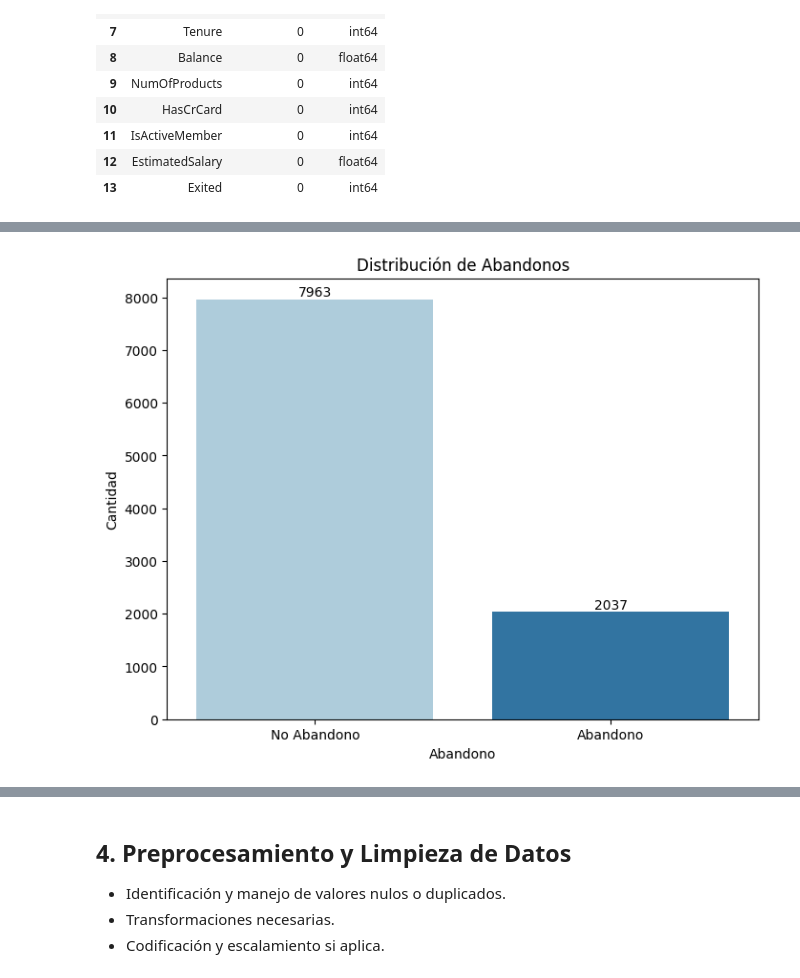
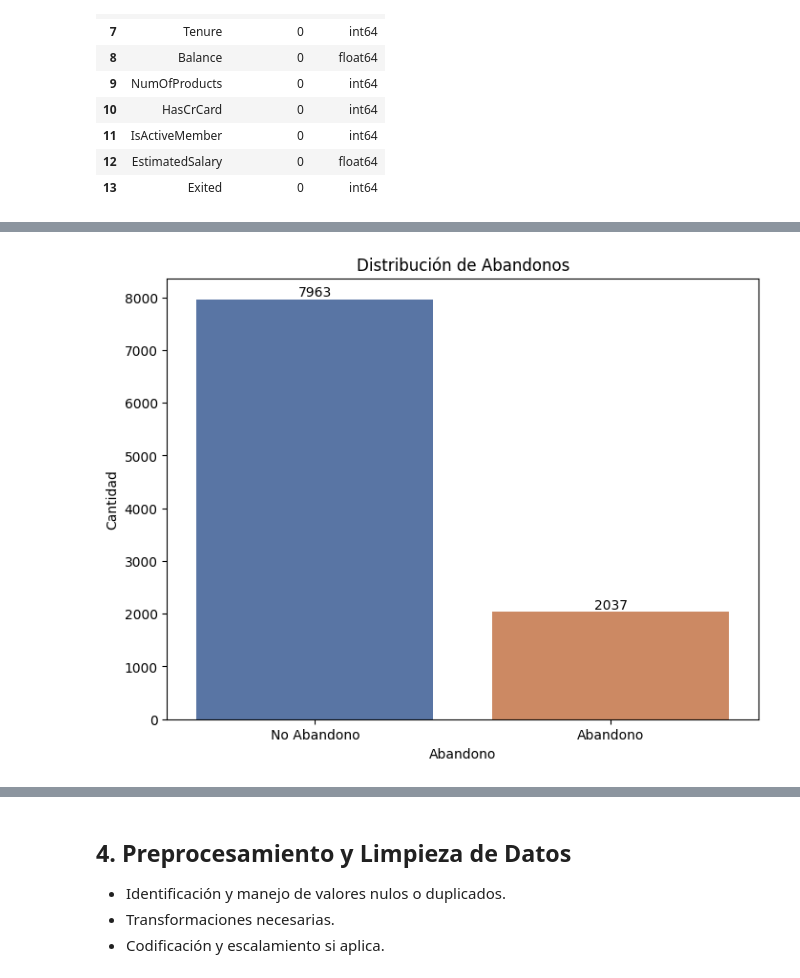
Before and after one commit to DarkinMC/CustomerChurn_Prediction_BankingSector_1AN-213_HAN_G4, a Jupyter notebook: Bank_customer_churn_pred.ipynb, the cells around one changed output, grey strips where cells are left out. Saved outputs shown, nothing was run; the diff lists cells and outputs as text; code cells hidden in the pictures.

Commit message:
Adding different palette & correlation

```diff
--- a/Bank_customer_churn_pred.ipynb
+++ b/Bank_customer_churn_pred.ipynb
@@ -122,16 +122,16 @@ stats
 # %%
 # Graficar la cantidad de Abandonos
 plt.figure(figsize=(8, 6))
-ax = sns.countplot(data=df, x='Exited', legend=False, palette='Paired', hue="Exited")
+ax = sns.countplot(data=df, x='Exited', legend=False, palette='deep', hue="Exited")
 ax.bar_label(ax.containers[1])
 ax.bar_label(ax.containers[0])
 plt.title('Distribución de Abandonos')
 plt.xlabel('Abandono')
 plt.ylabel('Cantidad')
 plt.xticks([0, 1], ['No Abandono', 'Abandono'])
 plt.show()
 # %% [output]
-[figure, old version]
+[figure, new version]
 # %%
 #Graficar los abandonos por género
 plt.figure(figsize=(8, 6))
```
Also changed, not shown: parts of 4 cells of this notebook.
